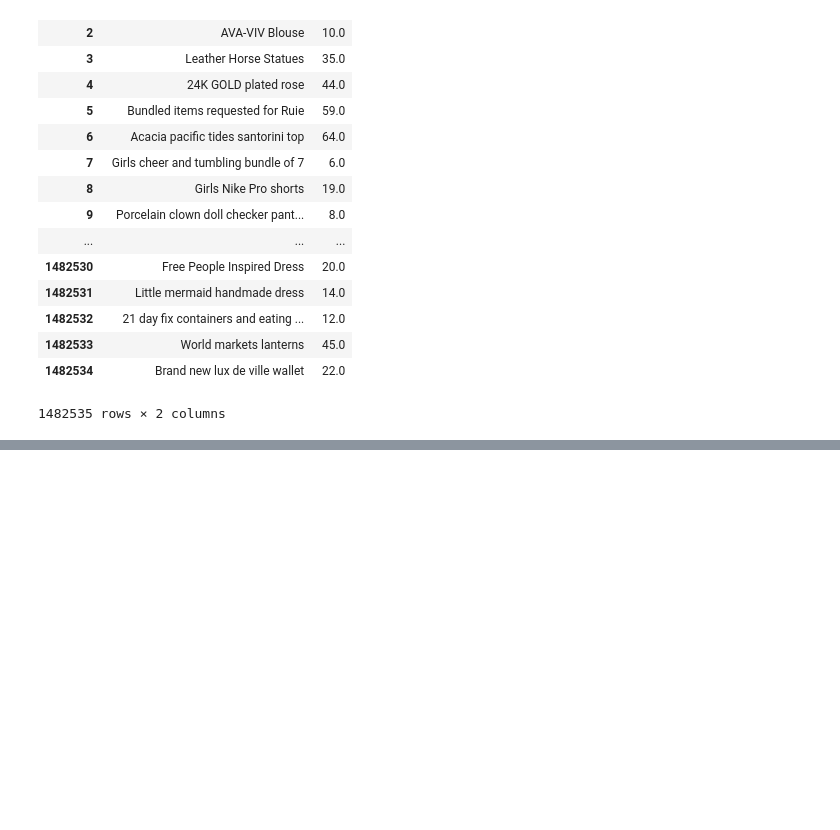
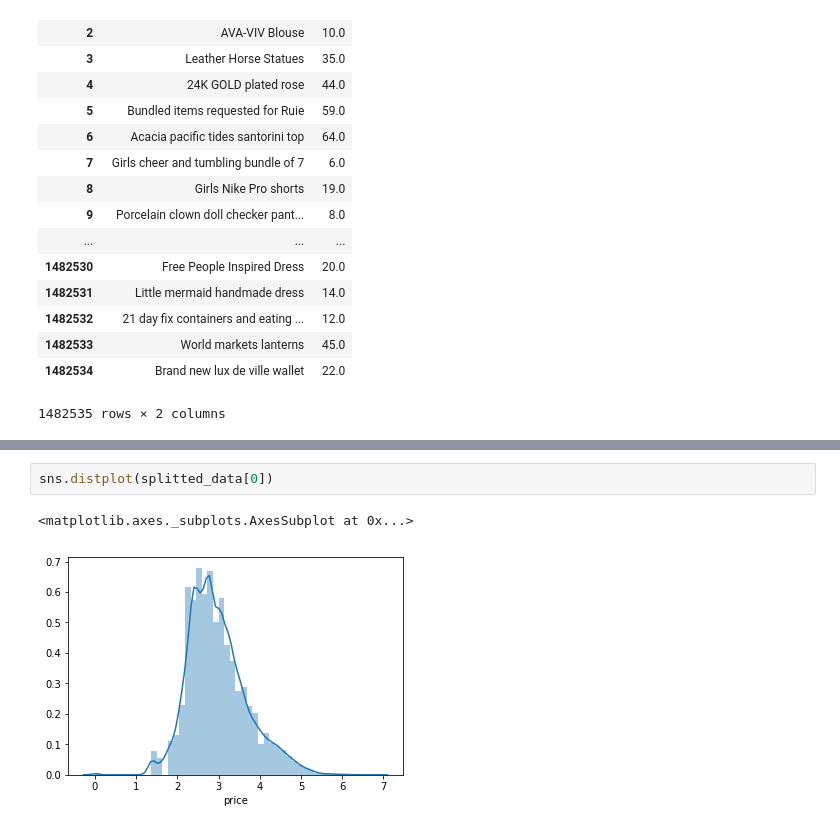
Before and after one commit to ClaartjeBarkhof/Leren-Beslissen, a Jupyter notebook: visualisatie.ipynb, the cells around one changed output, grey strips where cells are left out. Drawn from its saved outputs; the diff is of its cells as text; blank space fills up the shorter version.

```diff
--- a/visualisatie.ipynb
+++ b/visualisatie.ipynb
@@ -99,0 +159,5 @@ print(splitted)
+# %%
+sns.distplot(splitted_data[0])
+# %% [output]
+<matplotlib.axes._subplots.AxesSubplot at 0x...>
+[figure, added]
```
Also changed, not shown: parts of 7 cells of this notebook.
